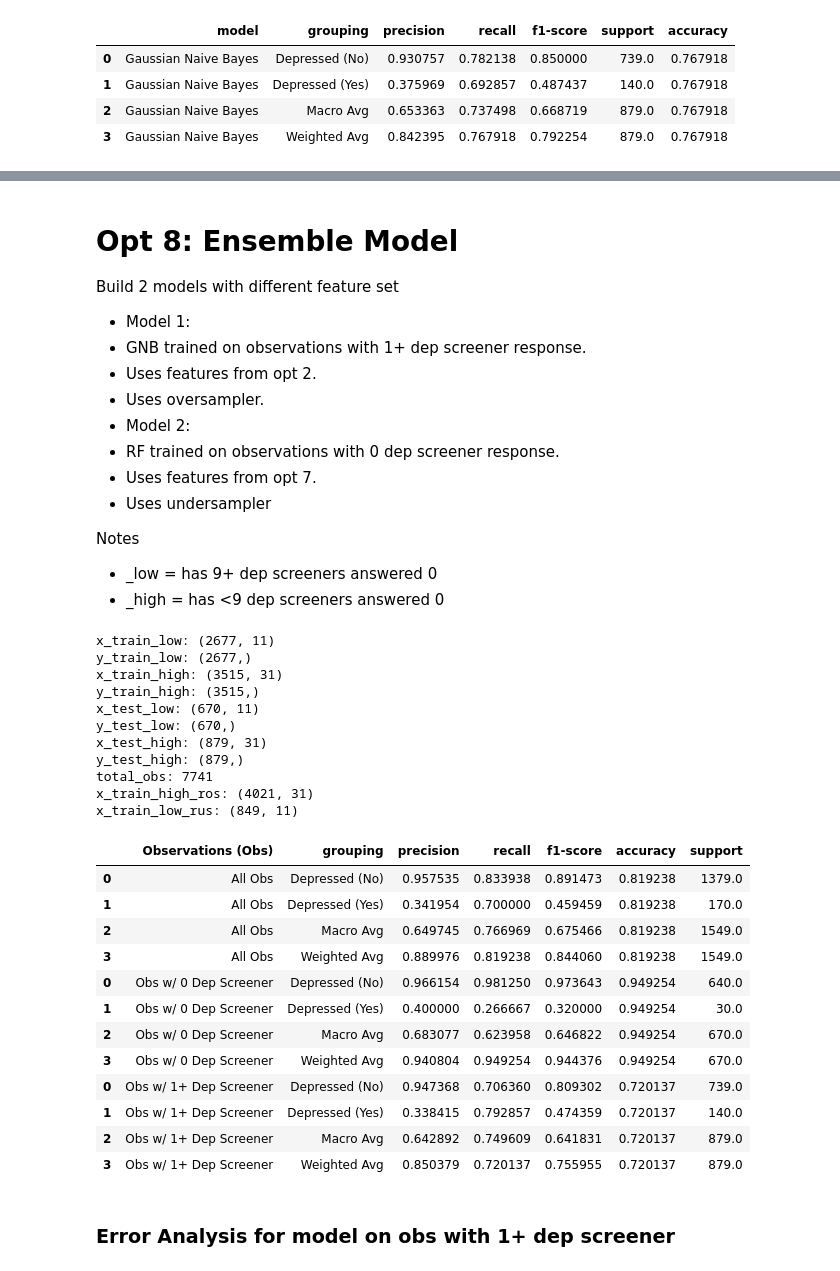
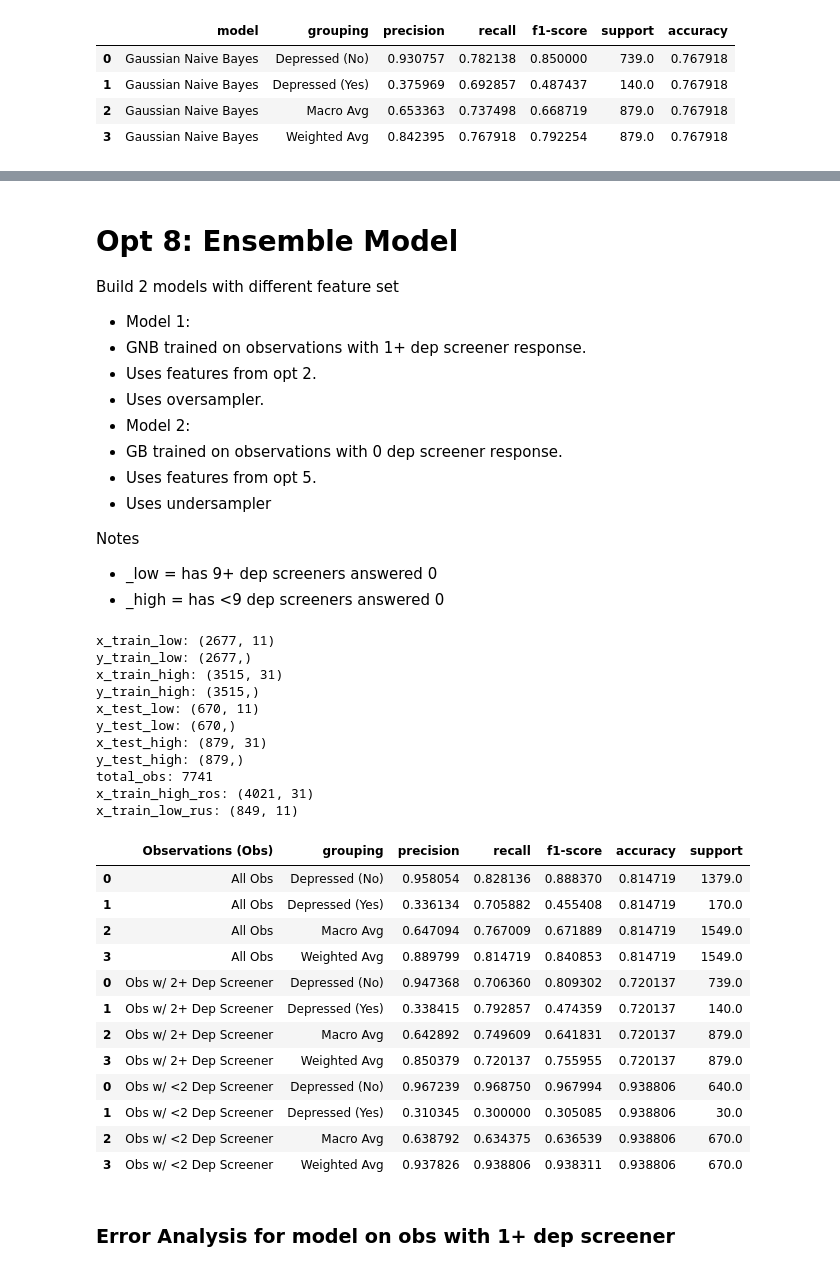
Before and after one commit to orenscarmeli/capstone210-ppd-carmeli_chari_hand_lee, a Jupyter notebook: modeling/survey_model_best.ipynb, the cells around one changed output, grey strips where cells are left out. Cells and saved outputs as stored; diff of their text form; code cells hidden in the pictures.

```diff
--- a/modeling/survey_model_best.ipynb
+++ b/modeling/survey_model_best.ipynb
@@ -964,7 +962,6 @@ model_features_low_opt5 = [
     'is_usa_born',
     'times_with_8plus_alc',
     'time_since_last_healthcare',
-    'duration_last_healthcare_visit',
     'work_schedule',
     'age_in_years'
 ]
@@ -1024,14 +1021,14 @@ ensemble_performance_all = get_performance_df(
 ensemble_performance_high = get_performance_df(
     label_actual = y_test_high,
     label_pred = y_pred_high,
-    model_name = 'Obs w/ 1+ Dep Screener'
+    model_name = 'Obs w/ 2+ Dep Screener'
 )
 
 # Performance Model 2
 ensemble_performance_low = get_performance_df(
     label_actual = y_test_low,
     label_pred = y_pred_low,
-    model_name = 'Obs w/ 0 Dep Screener'
+    model_name = 'Obs w/ <2 Dep Screener'
 )
 
 ## #####################################################
@@ -1526,8 +1522,8 @@ Build 2 models with different feature set
  - Uses features from opt 2.
  - Uses oversampler.
 - Model 2:
- - RF trained on observations with 0 dep screener response.
- - Uses features from opt 7.
+ - GB trained on observations with 0 dep screener response.
+ - Uses features from opt 5.
  - Uses undersampler
 
 Notes
@@ -1536,7 +1532,7 @@ Notes
 # %%
 x_train_low, x_test_low, y_train_low, y_test_low, x_train_high, x_test_high, y_train_high, y_test_high = get_model_data_ensemble_v2(
     original_df = cdc_survey_pmom,
-    columns_to_use_low = model_features_low_opt7,
+    columns_to_use_low = model_features_low_opt5,
     columns_to_use_high = model_features_opt2
 )
 
@@ -1578,9 +1574,9 @@ rus = RandomUnderSampler(
 x_train_low_rus, y_train_low_rus = rus.fit_resample(x_train_low,y_train_low)
 print(f"x_train_low_rus: {x_train_low_rus.shape}")
 
-rf = RandomForestClassifier(random_state=42)
-rf.fit(x_train_low_rus, y_train_low_rus)
-y_pred_low = rf.predict(x_test_low)
+gb = GradientBoostingClassifier(random_state=42)
+gb.fit(x_train_low_rus, y_train_low_rus)
+y_pred_low = gb.predict(x_test_low)
 
 ## #####################################################
 ## Predict:
@@ -1599,52 +1595,52 @@ ensemble_performance_all = get_performance_df(
 ensemble_performance_high = get_performance_df(
     label_actual = y_test_high,
     label_pred = y_pred_high,
-    model_name = 'Obs w/ 1+ Dep Screener'
+    model_name = 'Obs w/ 2+ Dep Screener'
 )
 
 # Performance Model 2
 ensemble_performance_low = get_performance_df(
     label_actual = y_test_low,
     label_pred = y_pred_low,
-    model_name = 'Obs w/ 0 Dep Screener'
+    model_name = 'Obs w/ <2 Dep Screener'
 )
 
 ## #####################################################
 ## Performance
 ensemble_performance_opt8 = pd.concat([
     ensemble_performance_all,
     ensemble_performance_high,
     ensemble_performance_low
 ])
 
 cols = ['model','grouping','precision','recall','f1-score','accuracy','support']
 ensemble_performance_opt8[cols].sort_values(by=['model','grouping']) \
     .rename(columns = {'model':'Observations (Obs)'})
 # %% [output]
 x_train_low: (2677, 11)
 y_train_low: (2677,)
 x_train_high: (3515, 31)
 y_train_high: (3515,)
 x_test_low: (670, 11)
 y_test_low: (670,)
 x_test_high: (879, 31)
 y_test_high: (879,)
 total_obs: 7741
 x_train_high_ros: (4021, 31)
 x_train_low_rus: (849, 11)
 |  | Observations (Obs) | grouping | precision | recall | f1-score | accuracy | support |
-| 0 | All Obs | Depressed (No) | 0.957535 | 0.833938 | 0.891473 | 0.819238 | 1379.0 |
-| 1 | All Obs | Depressed (Yes) | 0.341954 | 0.700000 | 0.459459 | 0.819238 | 170.0 |
-| 2 | All Obs | Macro Avg | 0.649745 | 0.766969 | 0.675466 | 0.819238 | 1549.0 |
-| 3 | All Obs | Weighted Avg | 0.889976 | 0.819238 | 0.844060 | 0.819238 | 1549.0 |
-| 0 | Obs w/ 0 Dep Screener | Depressed (No) | 0.966154 | 0.981250 | 0.973643 | 0.949254 | 640.0 |
-| 1 | Obs w/ 0 Dep Screener | Depressed (Yes) | 0.400000 | 0.266667 | 0.320000 | 0.949254 | 30.0 |
-| 2 | Obs w/ 0 Dep Screener | Macro Avg | 0.683077 | 0.623958 | 0.646822 | 0.949254 | 670.0 |
-| 3 | Obs w/ 0 Dep Screener | Weighted Avg | 0.940804 | 0.949254 | 0.944376 | 0.949254 | 670.0 |
-| 0 | Obs w/ 1+ Dep Screener | Depressed (No) | 0.947368 | 0.706360 | 0.809302 | 0.720137 | 739.0 |
-| 1 | Obs w/ 1+ Dep Screener | Depressed (Yes) | 0.338415 | 0.792857 | 0.474359 | 0.720137 | 140.0 |
-| 2 | Obs w/ 1+ Dep Screener | Macro Avg | 0.642892 | 0.749609 | 0.641831 | 0.720137 | 879.0 |
-| 3 | Obs w/ 1+ Dep Screener | Weighted Avg | 0.850379 | 0.720137 | 0.755955 | 0.720137 | 879.0 |
+| 0 | All Obs | Depressed (No) | 0.958054 | 0.828136 | 0.888370 | 0.814719 | 1379.0 |
+| 1 | All Obs | Depressed (Yes) | 0.336134 | 0.705882 | 0.455408 | 0.814719 | 170.0 |
+| 2 | All Obs | Macro Avg | 0.647094 | 0.767009 | 0.671889 | 0.814719 | 1549.0 |
+| 3 | All Obs | Weighted Avg | 0.889799 | 0.814719 | 0.840853 | 0.814719 | 1549.0 |
+| 0 | Obs w/ 2+ Dep Screener | Depressed (No) | 0.947368 | 0.706360 | 0.809302 | 0.720137 | 739.0 |
+| 1 | Obs w/ 2+ Dep Screener | Depressed (Yes) | 0.338415 | 0.792857 | 0.474359 | 0.720137 | 140.0 |
+| 2 | Obs w/ 2+ Dep Screener | Macro Avg | 0.642892 | 0.749609 | 0.641831 | 0.720137 | 879.0 |
+| 3 | Obs w/ 2+ Dep Screener | Weighted Avg | 0.850379 | 0.720137 | 0.755955 | 0.720137 | 879.0 |
+| 0 | Obs w/ <2 Dep Screener | Depressed (No) | 0.967239 | 0.968750 | 0.967994 | 0.938806 | 640.0 |
+| 1 | Obs w/ <2 Dep Screener | Depressed (Yes) | 0.310345 | 0.300000 | 0.305085 | 0.938806 | 30.0 |
+| 2 | Obs w/ <2 Dep Screener | Macro Avg | 0.638792 | 0.634375 | 0.636539 | 0.938806 | 670.0 |
+| 3 | Obs w/ <2 Dep Screener | Weighted Avg | 0.937826 | 0.938806 | 0.938311 | 0.938806 | 670.0 |
 # %% [markdown]
 ### Error Analysis for model on obs with 1+ dep screener
 # %%
```
Also changed, not shown: parts of 7 cells of this notebook, 3 other files.
